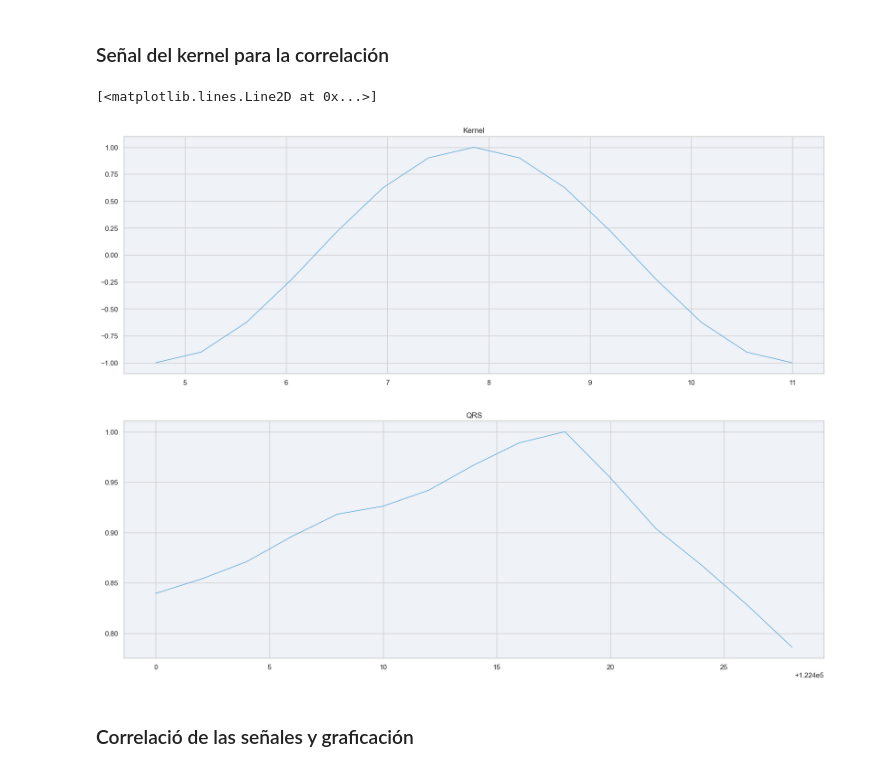
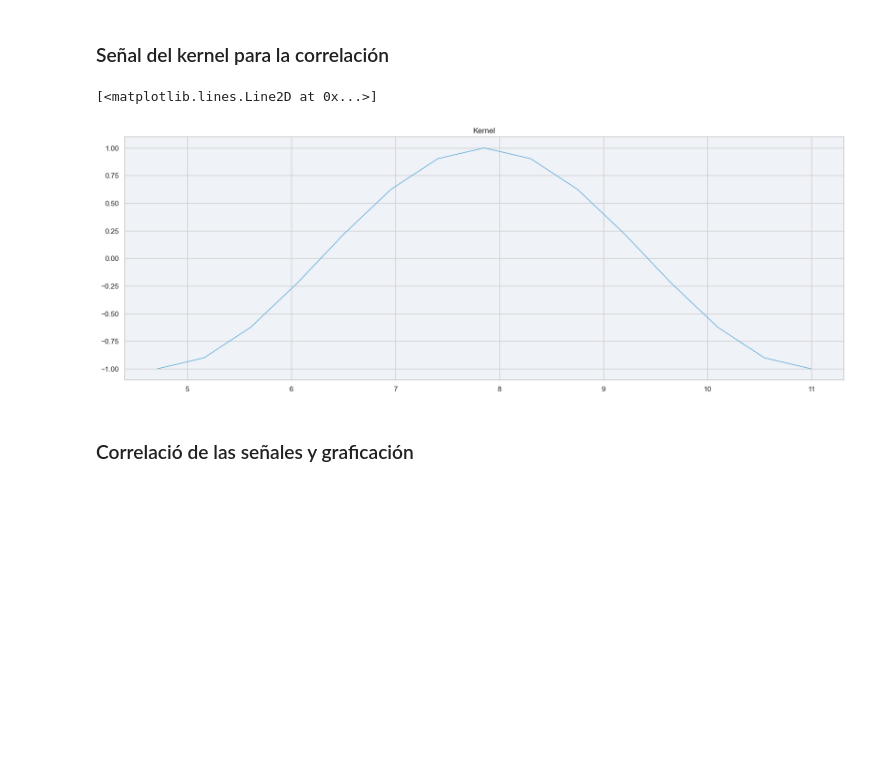
Before and after one commit to prototipado/Curso_DSP_ESE, a Jupyter notebook: ejemplos_python/cross_correlation/Cross-Correlation.ipynb, the cells around one changed output. Cells and saved outputs as stored; diff of their text form; code cells hidden in the pictures; blank space fills up the shorter version.

```diff
--- a/ejemplos_python/cross_correlation/Cross-Correlation.ipynb
+++ b/ejemplos_python/cross_correlation/Cross-Correlation.ipynb
@@ -119,18 +117,15 @@ def detect_peaks(ecg_signal, threshold=0.5, qrs_filter=None):
 # %%
 t = np.linspace(1.5 * np.pi, 3.5 * np.pi, 15)
 qrs_filter = np.sin(t)
 plt.figure(figsize=(20, 15))
 
 
 plt.subplot(211)
 plt.title("Kernel")
 plt.plot(t, qrs_filter,  color="#51A6D8", linewidth=1)
-plt.subplot(212)
-plt.title("QRS")
-plt.plot(df.heartrate[61200:61215]/np.max(df.heartrate[61200:61215]),  color="#51A6D8", linewidth=1)
 # %% [output]
 [<matplotlib.lines.Line2D at 0x...>]
-[figure, old version]
+[figure, new version]
 # %% [markdown]
 ### Correlació de las señales y graficación
 # %%
```
Also changed, not shown: parts of 2 cells of this notebook.
